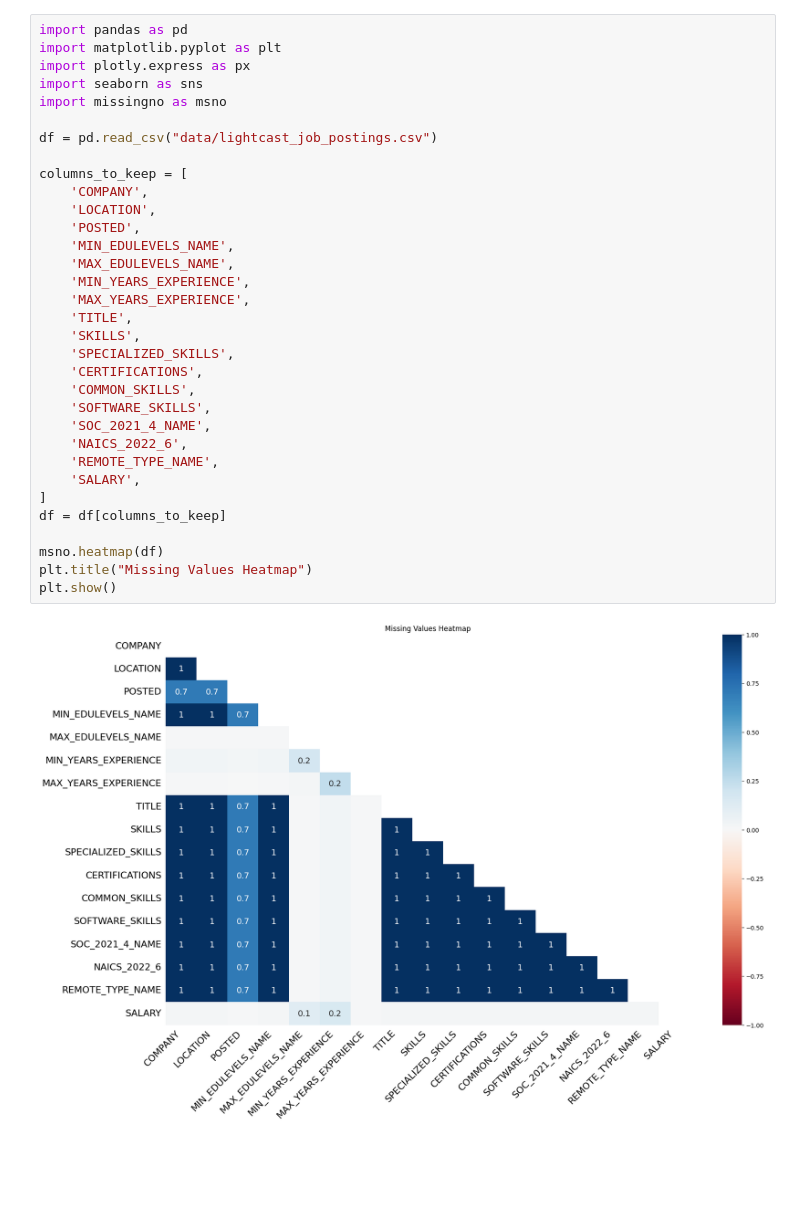
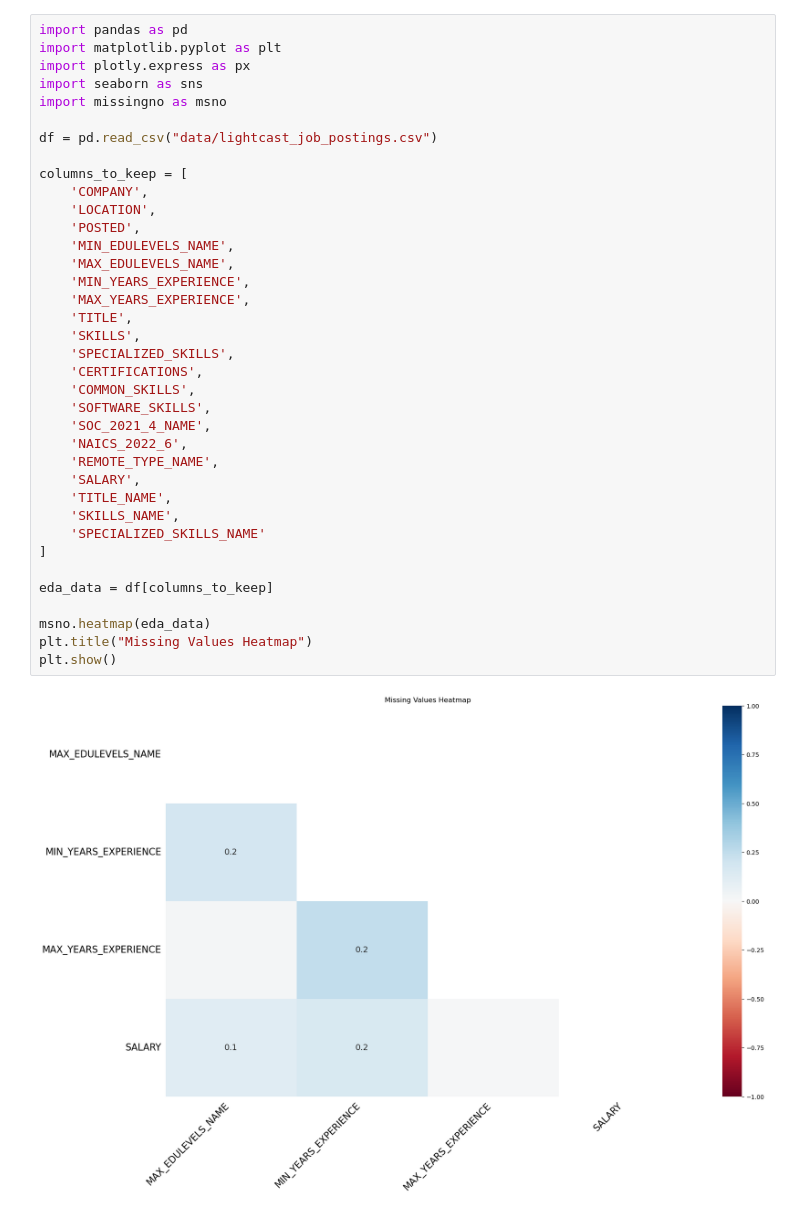
Before and after one commit to pranjul11garg/US.-Data-Science-Analytics-Job-Market-Trends, a Jupyter notebook: data_cleaning.ipynb, the cells around one changed output. Drawn from its saved outputs; the diff is of its cells as text; blank space fills up the shorter version.

Commit message:
fixed errors in the cleaning and imported data in the eda.ipynb

```diff
--- a/data_cleaning.ipynb
+++ b/data_cleaning.ipynb
@@ -3,33 +3,37 @@ import pandas as pd
 import matplotlib.pyplot as plt
 import plotly.express as px
 import seaborn as sns
 import missingno as msno
 
 df = pd.read_csv("data/lightcast_job_postings.csv")
 
 columns_to_keep = [
     'COMPANY',
     'LOCATION',
     'POSTED',
     'MIN_EDULEVELS_NAME',
     'MAX_EDULEVELS_NAME',
     'MIN_YEARS_EXPERIENCE',
     'MAX_YEARS_EXPERIENCE',
     'TITLE',
     'SKILLS',
     'SPECIALIZED_SKILLS',
     'CERTIFICATIONS',
     'COMMON_SKILLS',
     'SOFTWARE_SKILLS',
     'SOC_2021_4_NAME',
     'NAICS_2022_6',
     'REMOTE_TYPE_NAME',
     'SALARY',
+    'TITLE_NAME',
+    'SKILLS_NAME',
+    'SPECIALIZED_SKILLS_NAME'
 ]
-df = df[columns_to_keep]
 
-msno.heatmap(df)
+eda_data = df[columns_to_keep]
+
+msno.heatmap(eda_data)
 plt.title("Missing Values Heatmap")
 plt.show()
 # %% [output]
-[figure, old version]
+[figure, new version]
```
Also changed, not shown: parts of 5 cells of this notebook, 1 other file.
